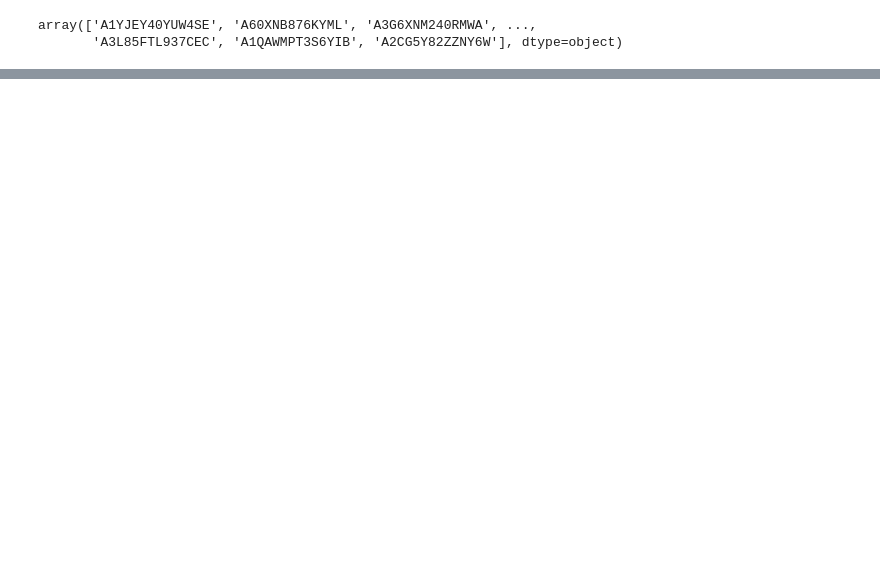
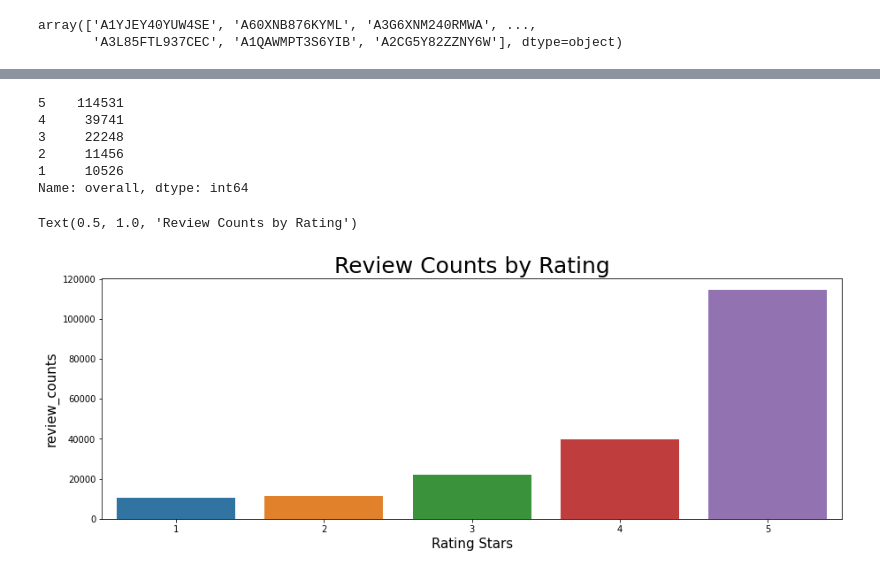
Before and after one commit to vanshika7-max/Amazon-Product-Recommendation-Engine, a Jupyter notebook: Vanshika_Raj_Product_Recommendation_Engine_Capstone_Project.ipynb, the cells around one changed output, grey strips where cells are left out. Drawn from its saved outputs; the diff is of its cells as text; code cells hidden in the pictures; blank space fills up the shorter version.

```diff
--- a/Vanshika_Raj_Product_Recommendation_Engine_Capstone_Project.ipynb
+++ b/Vanshika_Raj_Product_Recommendation_Engine_Capstone_Project.ipynb
@@ -124,2 +106,0 @@ right=rating_df
-# %%
-rating_json.rename({"reviewerID": "UserId"}, axis = "columns", inplace = True)
@@ -181,0 +193,10 @@ Number of unique products in the final data =  2826
+# %%
+from sklearn.feature_extraction.text import TfidfVectorizer
+tfv = TfidfVectorizer(max_features=None,
+                     strip_accents='unicode',
+                     analyzer='word',
+                     min_df=10,
+                     token_pattern=r'\w{1,}',
+                     ngram_range=(1,3),                              #take the combination of 1-3 different kind of words
+                     stop_words='english')                           #removes all the unnecessary characters like the,in etc.
+rating_json['reviewText'] = rating_json['reviewText'].fillna('')
@@ -181,0 +286,32 @@ Number of unique products in the final data =  2826
+# %%
+rating_json['overall'].value_counts()
+# %% [output]
+5    114531
+4     39741
+3     22248
+2     11456
+1     10526
+Name: overall, dtype: int64
+# %%
+# create a target column based on product_rating, if rating <=3 means bad:0 if rating >=4 good :1
+rating_json['target']=[0  if x<=3 else 1 for x in rating_json['overall']]
+
+# create a column for helpfulness Numerator and helpfulness Denominator
+rating_json['helpfulness_Numerator']  =[x[0] for x in rating_json['helpful']]
+rating_json['helpfulness_Denominator']=[x[1] for x in rating_json['helpful']]
+# %%
+import seaborn as sns
+# plot review counts in different rating group
+rating=pd.DataFrame(rating_json['overall'].value_counts()).reset_index().sort_values(by='index',ascending=True)
+plt.figure(figsize=(15,5))
+sns.barplot(rating['index'],rating['overall'])
+plt.xticks(fontsize=10)
+plt.xlabel('Rating Stars',fontsize=15)
+plt.ylabel('review_counts',fontsize=15)
+plt.title('Review Counts by Rating',fontsize=25)
+# for i in range(len(rating['index'])):
+#     plt.text(i+0.9,list(rating['overall'])[::-1][i]+1000,'{}%'.format(round(rating['overall'][i]/sum(rating['overall'])*100,2)),fontsize=15)
+# plt.show()
+# %% [output]
+Text(0.5, 1.0, 'Review Counts by Rating')
+[figure, added]
```
Also changed, not shown: parts of 33 cells of this notebook.
